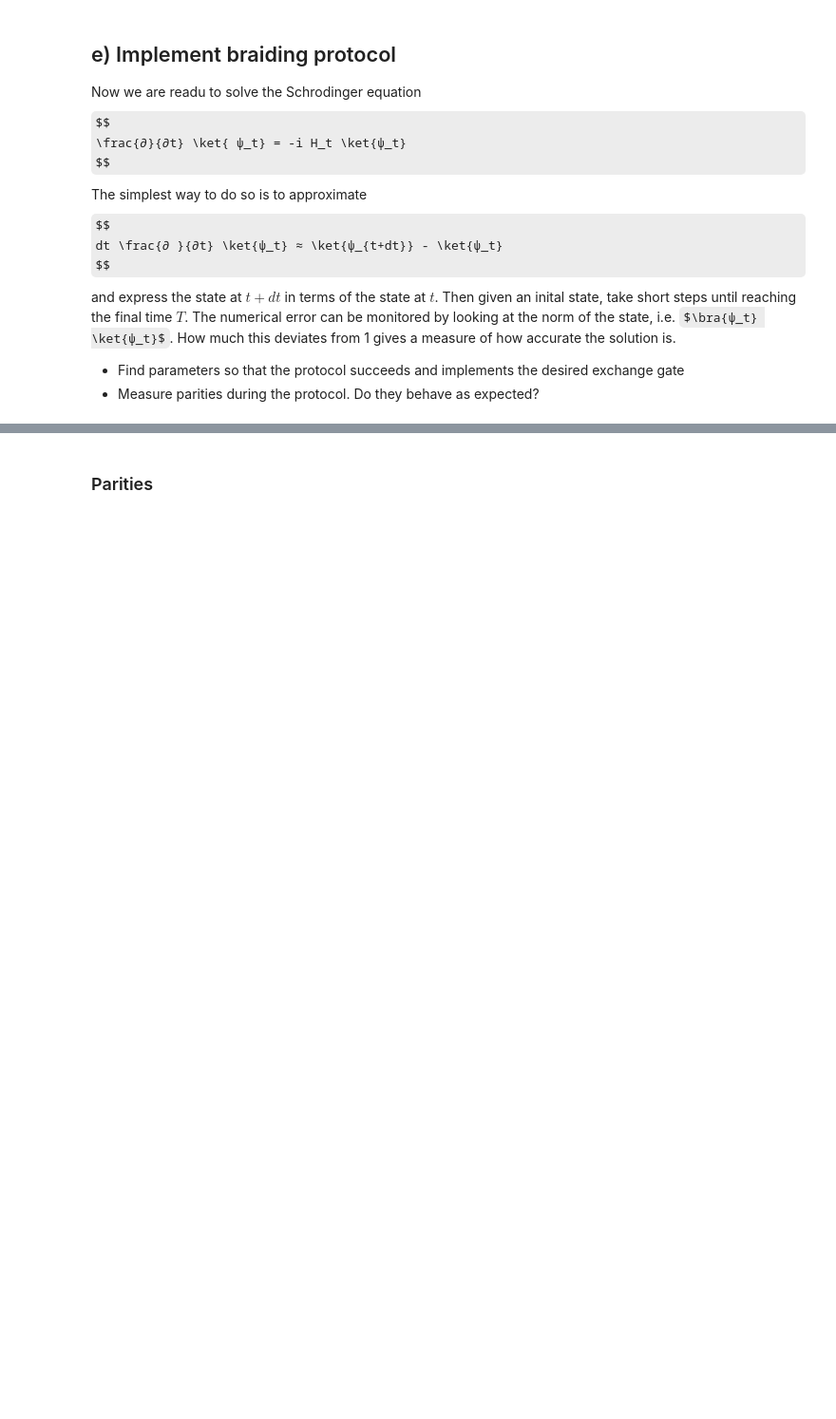
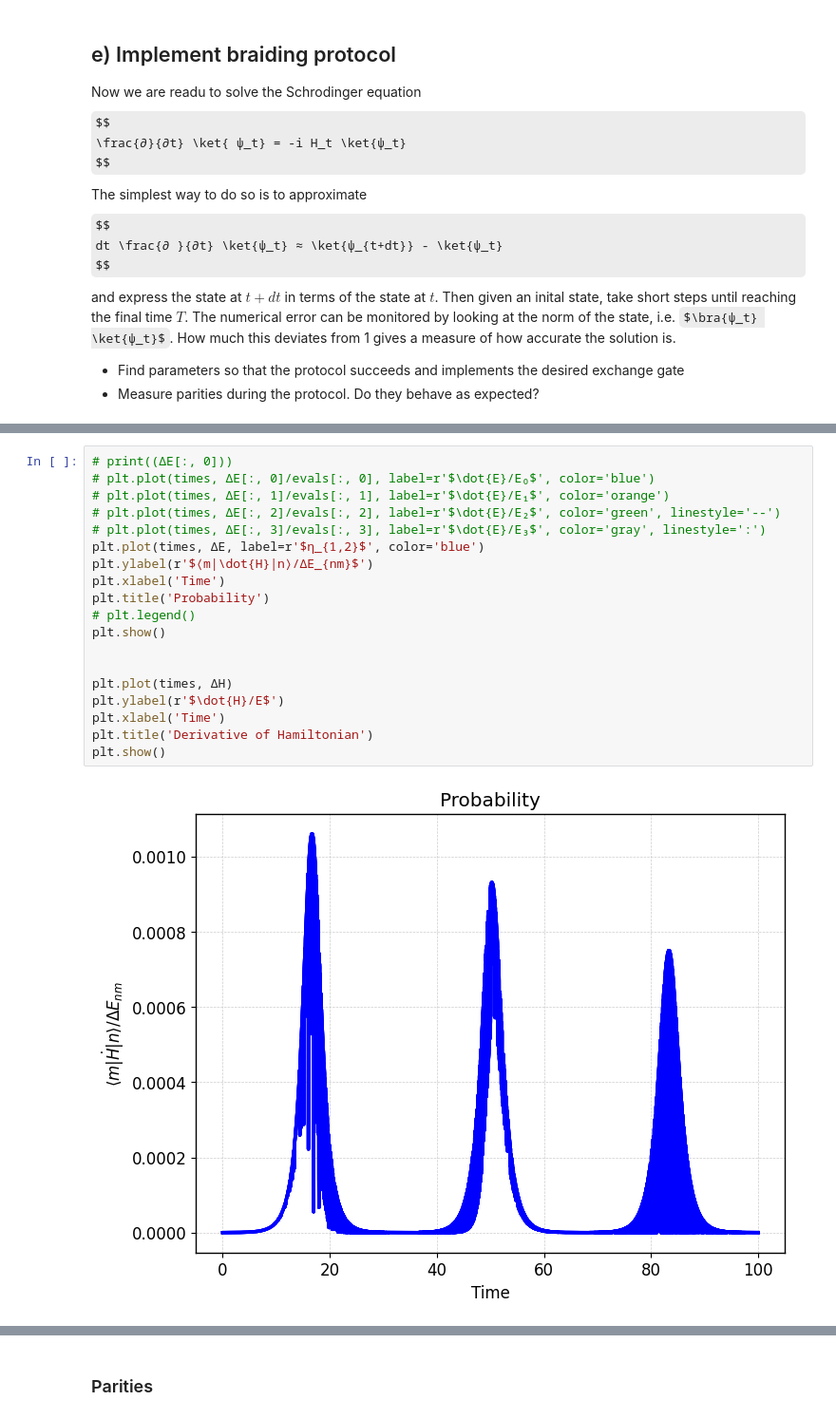
Before and after one commit to hishemok/FYS5419, a Jupyter notebook: Project_2/Braiding_project.ipynb, the cells around one changed output, grey strips where cells are left out. Shown: that part at 95% size. Cells and saved outputs as stored; diff of their text form; some formulas as TeX source; blank space fills up the shorter version.

```diff
--- a/Project_2/Braiding_project.ipynb
+++ b/Project_2/Braiding_project.ipynb
@@ -664,0 +851,21 @@ plot_evolution(times, psi, norms, couplings,evals)
+# %%
+# print((ΔE[:, 0]))
+# plt.plot(times, ΔE[:, 0]/evals[:, 0], label=r'$\dot{E}/E₀$', color='blue')
+# plt.plot(times, ΔE[:, 1]/evals[:, 1], label=r'$\dot{E}/E₁$', color='orange')
+# plt.plot(times, ΔE[:, 2]/evals[:, 2], label=r'$\dot{E}/E₂$', color='green', linestyle='--')
+# plt.plot(times, ΔE[:, 3]/evals[:, 3], label=r'$\dot{E}/E₃$', color='gray', linestyle=':')
+plt.plot(times, ΔE, label=r'$η_{1,2}$', color='blue')
+plt.ylabel(r'$⟨m|\dot{H}|n⟩/ΔE_{nm}$')
+plt.xlabel('Time')
+plt.title('Probability')
+# plt.legend()
+plt.show()
+
+
+plt.plot(times, ΔH)
+plt.ylabel(r'$\dot{H}/E$')
+plt.xlabel('Time')
+plt.title('Derivative of Hamiltonian')
+plt.show()
+# %% [output]
+[figure, added]
```
Also changed, not shown: parts of 18 cells of this notebook.
